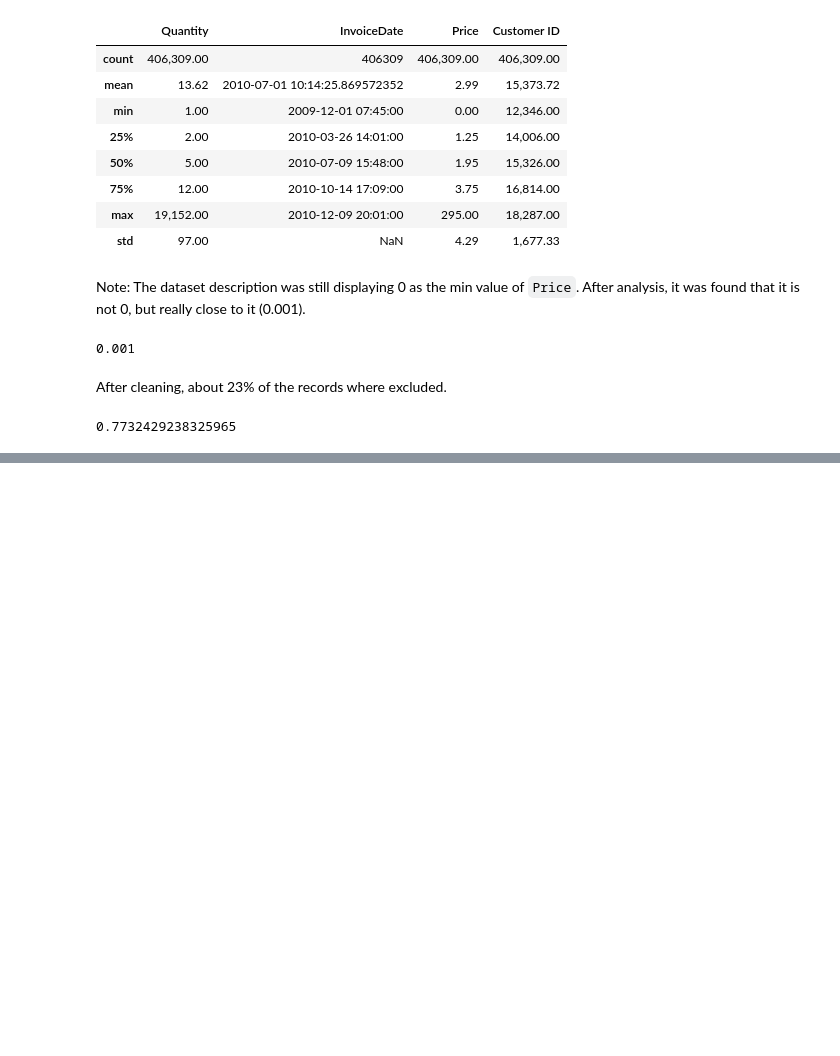
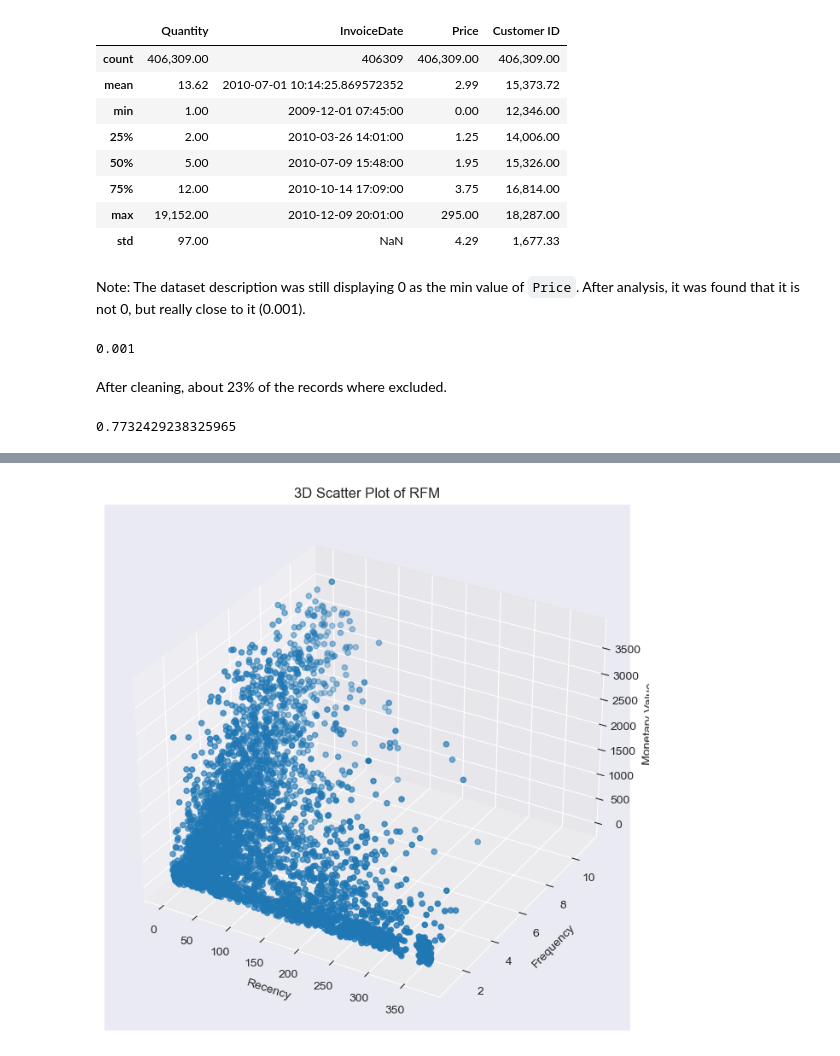
Before and after one commit to joaomarcosmb/online-retail-data-clustering, a Jupyter notebook: main.ipynb, the cells around one changed output, grey strips where cells are left out. Cells and saved outputs as stored; diff of their text form; code cells hidden in the pictures; blank space fills up the shorter version.

```diff
--- a/main.ipynb
+++ b/main.ipynb
@@ -298,0 +491,19 @@ len(cleaned_df) / len(df)
+# %%
+fig = plt.figure(figsize=[8, 8])
+
+ax = fig.add_subplot(projection='3d')
+
+scatter = ax.scatter(
+    non_outliers_df["Recency"],
+    non_outliers_df["Frequency"],
+    non_outliers_df["MonetaryValue"]
+)
+
+ax.set_xlabel("Recency")
+ax.set_ylabel("Frequency")
+ax.set_zlabel("Monetary Value")
+ax.set_title("3D Scatter Plot of RFM")
+
+plt.show()
+# %% [output]
+[figure, added]
```
Also changed, not shown: parts of 17 cells of this notebook.
